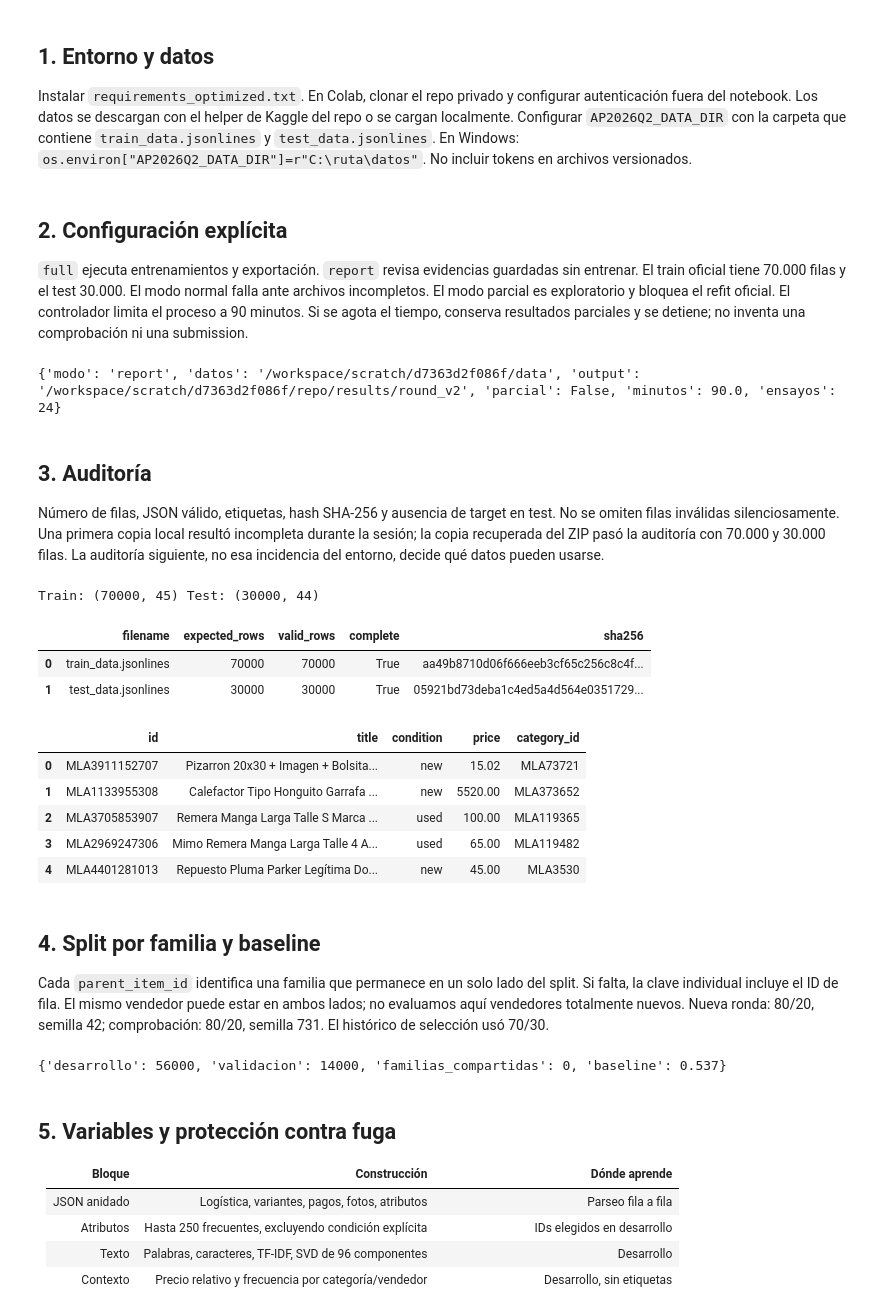
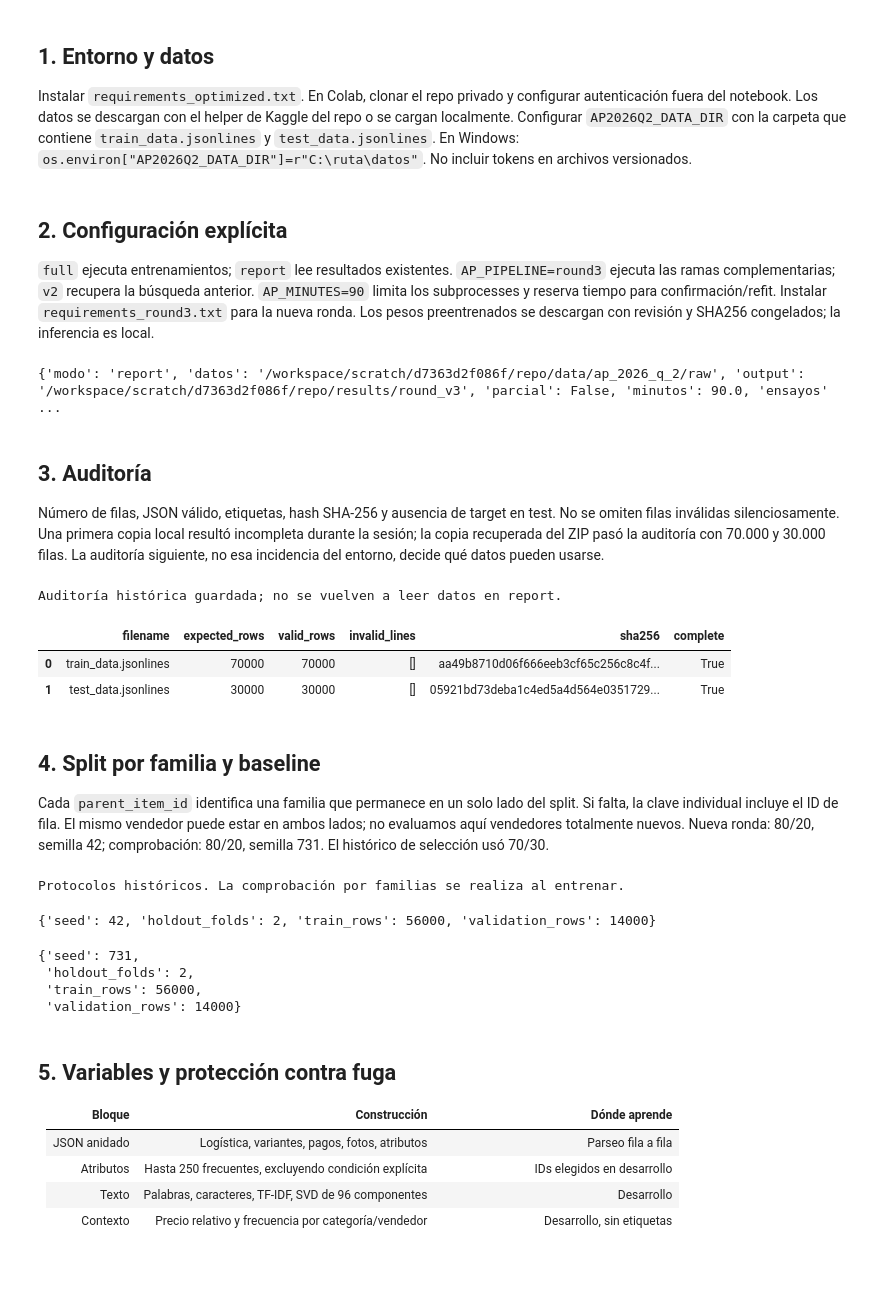
Before and after one commit to arirakowitba/tp_ap, a Jupyter notebook: notebooks/21_maestro_pipeline.ipynb, the cells around one changed output. Cells and saved outputs as stored; diff of their text form; code cells hidden in the pictures; blank space fills up the shorter version.

```diff
--- a/notebooks/21_maestro_pipeline.ipynb
+++ b/notebooks/21_maestro_pipeline.ipynb
@@ -16,55 +15,60 @@ import pandas as pd
 ROOT=next((p for p in [Path.cwd(),*Path.cwd().parents] if (p/'src/competition_pipeline_v2.py').exists()),None)
 if ROOT is None:raise RuntimeError('Abrir desde el repo tp_ap.')
 sys.path.insert(0,str(ROOT/'src'))
-DATA_DIR=Path(os.getenv('AP2026Q2_DATA_DIR',str(ROOT/'data/ap_2026_q_2/raw')))
-OUT=Path(os.getenv('AP_OUTPUT_DIR',str(ROOT/'results/round_v2')))
-from competition_pipeline_v2 import load_data,groups_for
-from optimize_leaderboard import split
+DATA_DIR=Path(os.getenv('AP2026Q2_DATA_DIR',str(ROOT.parent/'data' if (ROOT.parent/'data/train_data.jsonlines').exists() else ROOT/'data/ap_2026_q_2/raw')))
+PIPELINE=os.getenv('AP_PIPELINE','round3')
+OUT=Path(os.getenv('AP_OUTPUT_DIR',str(ROOT/'results'/('round_v3' if PIPELINE=='round3' else 'round_v2'))))
 # %% [markdown]
 ## 2. Configuración explícita
-`full` ejecuta entrenamientos y exportación. `report` revisa evidencias guardadas sin entrenar.
-El train oficial tiene 70.000 filas y el test 30.000. El modo normal falla ante archivos incompletos. El modo parcial es exploratorio y bloquea el refit oficial.
-El controlador limita el proceso a 90 minutos. Si se agota el tiempo, conserva resultados parciales y se detiene; no inventa una comprobación ni una submission.
+`full` ejecuta entrenamientos; `report` lee resultados existentes. `AP_PIPELINE=round3` ejecuta las ramas complementarias; `v2` recupera la búsqueda anterior. `AP_MINUTES=90` limita los subprocesses y reserva tiempo para confirmación/refit. Instalar `requirements_round3.txt` para la nueva ronda. Los pesos preentrenados se descargan con revisión y SHA256 congelados; la inferencia es local.
 # %%
-RUN_MODE=os.getenv('AP_RUN_MODE','full')
+RUN_MODE=os.getenv('AP_RUN_MODE','report')
 ALLOW_PARTIAL=os.getenv('AP_ALLOW_PARTIAL','0')=='1'
 MINUTES=float(os.getenv('AP_MINUTES','90'))
 TRIALS=int(os.getenv('AP_TRIALS','24'))
 print({'modo':RUN_MODE,'datos':str(DATA_DIR),'output':str(OUT),'parcial':ALLOW_PARTIAL,'minutos':MINUTES,'ensayos':TRIALS})
 # %% [output]
-{'modo': 'report', 'datos': '/workspace/scratch/d7363d2f086f/data', 'output': '/workspace/scratch/d7363d2f086f/repo/results/round_v2', 'parcial': False, 'minutos': 90.0, 'ensayos': 24}
+{'modo': 'report', 'datos': '/workspace/scratch/d7363d2f086f/repo/data/ap_2026_q_2/raw', 'output': '/workspace/scratch/d7363d2f086f/repo/results/round_v3', 'parcial': False, 'minutos': 90.0, 'ensayos' ...
 # %% [markdown]
 ## 3. Auditoría
 Número de filas, JSON válido, etiquetas, hash SHA-256 y ausencia de target en test. No se omiten filas inválidas silenciosamente.
 Una primera copia local resultó incompleta durante la sesión; la copia recuperada del ZIP pasó la auditoría con 70.000 y 30.000 filas. La auditoría siguiente, no esa incidencia del entorno, decide qué datos pueden usarse.
 # %%
-train,test,audit=load_data(DATA_DIR,OUT,ALLOW_PARTIAL)
-display(pd.DataFrame(audit)[['filename','expected_rows','valid_rows','complete','sha256']])
-display(train[['id','title','condition','price','category_id']].head())
-print('Train:',train.shape,'Test:',test.shape)
+if RUN_MODE=='report':
+    audit=json.loads((OUT/'data_audit.json').read_text())
+    display(pd.DataFrame(audit))
+    print('Auditoría histórica guardada; no se vuelven a leer datos en report.')
+else:
+    from competition_pipeline_v2 import load_data,groups_for
+    from optimize_leaderboard import split
+    train,test,audit=load_data(DATA_DIR,OUT,ALLOW_PARTIAL)
+    display(pd.DataFrame(audit));display(train[['id','title','condition','price','category_id']].head())
 # %% [output]
-Train: (70000, 45) Test: (30000, 44)
+Auditoría histórica guardada; no se vuelven a leer datos en report.
-|  | filename | expected_rows | valid_rows | complete | sha256 |
-| 0 | train_data.jsonlines | 70000 | 70000 | True | aa49b8710d06f666eeb3cf65c256c8c4f... |
-| 1 | test_data.jsonlines | 30000 | 30000 | True | 05921bd73deba1c4ed5a4d564e0351729... |
+|  | filename | expected_rows | valid_rows | invalid_lines | sha256 | complete |
+| 0 | train_data.jsonlines | 70000 | 70000 | [] | aa49b8710d06f666eeb3cf65c256c8c4f... | True |
+| 1 | test_data.jsonlines | 30000 | 30000 | [] | 05921bd73deba1c4ed5a4d564e0351729... | True |
-|  | id | title | condition | price | category_id |
-| 0 | MLA3911152707 | Pizarron 20x30 + Imagen + Bolsita... | new | 15.02 | MLA73721 |
-| 1 | MLA1133955308 | Calefactor Tipo Honguito Garrafa ... | new | 5520.00 | MLA373652 |
-| 2 | MLA3705853907 | Remera Manga Larga Talle S Marca ... | used | 100.00 | MLA119365 |
-| 3 | MLA2969247306 | Mimo Remera Manga Larga Talle 4 A... | used | 65.00 | MLA119482 |
-| 4 | MLA4401281013 | Repuesto Pluma Parker Legítima Do... | new | 45.00 | MLA3530 |
 # %% [markdown]
 ## 4. Split por familia y baseline
 Cada `parent_item_id` identifica una familia que permanece en un solo lado del split. Si falta, la clave individual incluye el ID de fila. El mismo vendedor puede estar en ambos lados; no evaluamos aquí vendedores totalmente nuevos.
 Nueva ronda: 80/20, semilla 42; comprobación: 80/20, semilla 731. El histórico de selección usó 70/30.
 # %%
-y=(train.condition=='used').to_numpy(dtype='int8');groups=groups_for(train)
-t,v=split(y,groups,42,2)
-assert not set(groups[t])&set(groups[v])
-majority=int(y[t].mean()>=.5)
-print({'desarrollo':len(t),'validacion':len(v),'familias_compartidas':0,'baseline':float((y[v]==majority).mean())})
+if RUN_MODE=='report':
+    protocol=json.loads((OUT/'run_manifest.json').read_text())
+    display(protocol['selection']);display(protocol['confirmation'])
+    print('Protocolos históricos. La comprobación por familias se realiza al entrenar.')
+else:
+    y=(train.condition=='used').to_numpy(dtype='int8');groups=groups_for(train)
+    t,v=split(y,groups,42,2)
+    assert not set(groups[t])&set(groups[v])
+    print({'desarrollo':len(t),'validacion':len(v),'familias_compartidas':0})
 # %% [output]
-{'desarrollo': 56000, 'validacion': 14000, 'familias_compartidas': 0, 'baseline': 0.537}
+Protocolos históricos. La comprobación por familias se realiza al entrenar.
+{'seed': 42, 'holdout_folds': 2, 'train_rows': 56000, 'validation_rows': 14000}
+{'seed': 731,
+ 'holdout_folds': 2,
+ 'train_rows': 56000,
+ 'validation_rows': 14000}
 # %% [markdown]
 ## 5. Variables y protección contra fuga
 | Bloque | Construcción | Dónde aprende |
```
Also changed, not shown: parts of 7 cells of this notebook, 17 other files.
